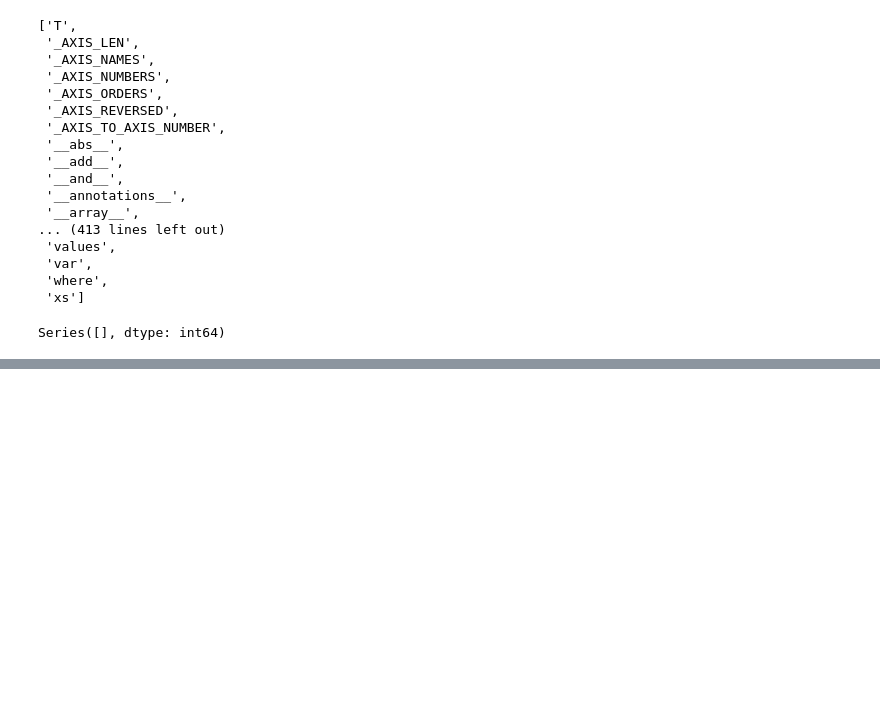
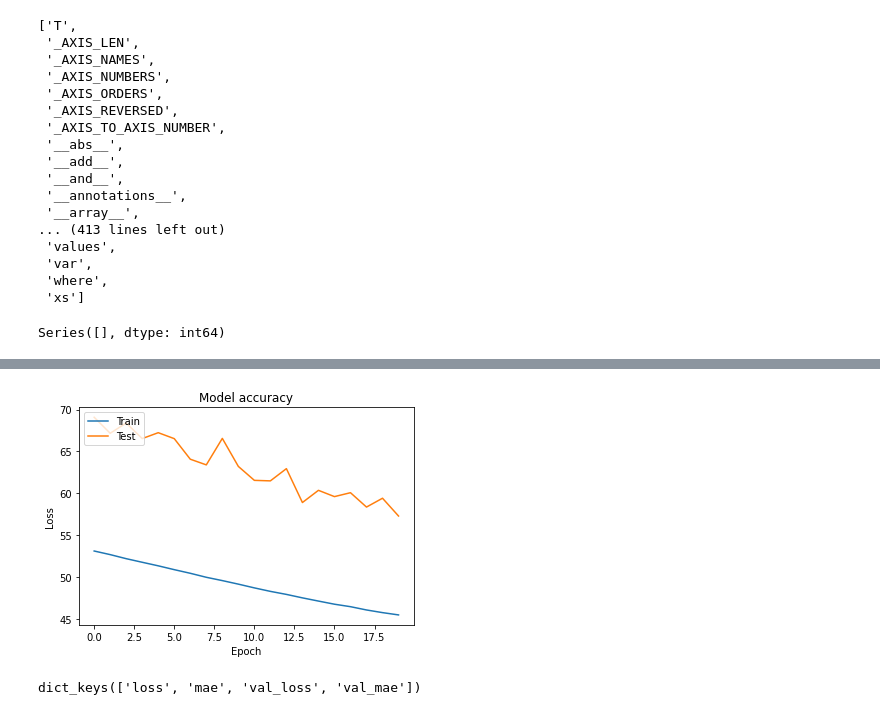
Before and after one commit to jiyoungparkme/dacon_data_analysis, a Jupyter notebook: 반도체 박막 두께 분석/반도체 박막 두께 분석.ipynb, the cells around one changed output, grey strips where cells are left out. Cells and saved outputs as stored; diff of their text form; code cells hidden in the pictures; blank space fills up the shorter version.

Commit message:
Update 반도체 박막 두께 분석.ipynb
fit with sequential model from keras and draw a graph

```diff
--- a/반도체 박막 두께 분석/반도체 박막 두께 분석.ipynb
+++ b/반도체 박막 두께 분석/반도체 박막 두께 분석.ipynb
@@ -79,0 +85,19 @@ plt.show()
+# %%
+# split feature label
+train_X = train.iloc[:,4:]
+train_Y = train.iloc[:,0:4]
+test_X = test.iloc[:,1:]
+# %%
+# modeling
+model = Sequential()
+model.add(Dense(units=160, activation='relu', input_dim=226))
+model.add(Dense(units=160, activation='relu'))
+model.add(Dense(units=160, activation='relu'))
+model.add(Dense(units=4, activation='linear'))
+# %%
+# model complie
+model.compile(loss="mae", optimizer = 'adam', metrics=['mae'])
+# %%
+# model learning
+history = model.fit(train_X, train_Y, epochs = 20, batch_size = 10000,
+         validation_split=0.05)
@@ -79,0 +145,15 @@ plt.show()
+# %%
+import matplotlib.pyplot as plt
+plt.plot(history.history['loss'])
+plt.plot(history.history['val_loss'])
+plt.title('Model accuracy')
+plt.ylabel('Loss')
+plt.xlabel('Epoch')
+plt.legend(['Train', 'Test'], loc='upper left')
+plt.show()
+# %% [output]
+[figure, added]
+# %%
+history.history.keys()
+# %% [output]
+dict_keys(['loss', 'mae', 'val_loss', 'val_mae'])
```
Also changed, not shown: parts of 10 cells of this notebook.
